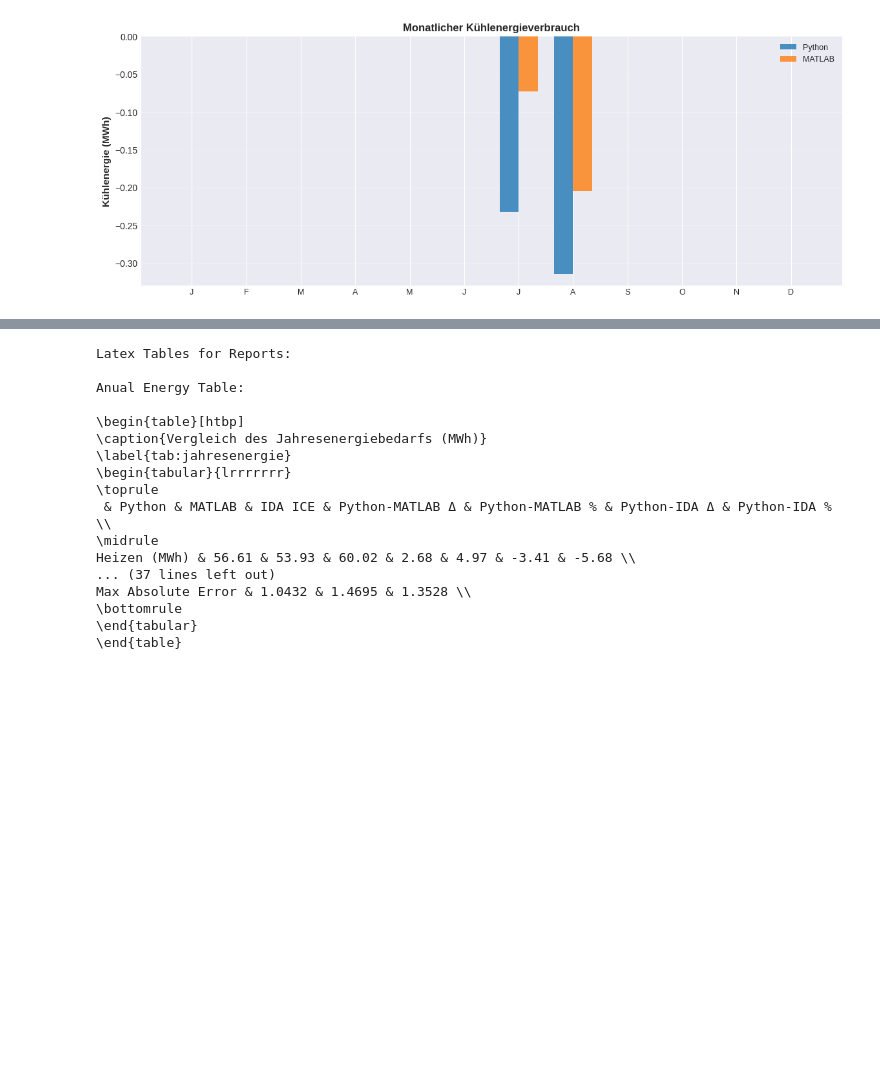
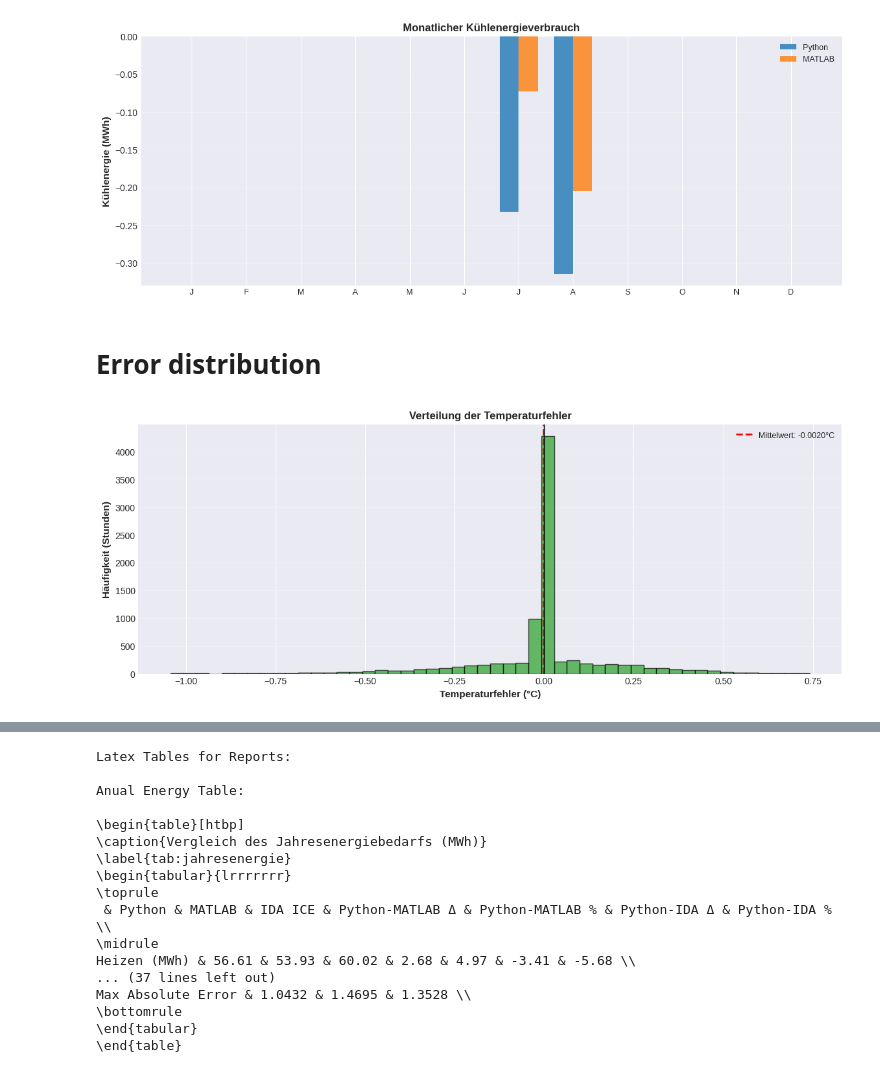
Before and after one commit to glDemonti/rc-model-building-simulation, a Jupyter notebook: notebooks/validation_rc_model.ipynb, the cells around one changed output, grey strips where cells are left out. Drawn from its saved outputs; the diff is of its cells as text; code cells hidden in the pictures; blank space fills up the shorter version.

Commit message:
Added figures for documantation

```diff
--- a/notebooks/validation_rc_model.ipynb
+++ b/notebooks/validation_rc_model.ipynb
@@ -335,2 +293,20 @@ ax.grid(True, alpha=0.3, axis='y')
 # %% [output]
 [figure]
+# %% [markdown]
+# Error distribution
+# %%
+# plot temperature error distribution
+fig, axes = plt.subplots(nrows=1, ncols=1, figsize=(14, 5))
+ax = axes
+ax.hist(temp_diff_ml, bins=50, color='#2ca02c', alpha=0.7, edgecolor='black')
+ax.axvline(np.mean(temp_diff_ml), color='red', linestyle='--', linewidth=2, label=f'Mittelwert: {np.mean(temp_diff_ml):.4f}°C')
+ax.axvline(0, color='black', linestyle='-', linewidth=1)
+ax.set_xlabel('Temperaturfehler (°C)', fontsize=11, fontweight='bold')
+ax.set_ylabel('Häufigkeit (Stunden)', fontsize=11, fontweight='bold')
+ax.set_title('Verteilung der Temperaturfehler', fontsize=12, fontweight='bold')
+ax.legend(fontsize=9)
+ax.grid(True, alpha=0.3, axis='y')
+
+plt.savefig(Path(PROJECT_ROOT) / 'notebooks' / 'figures' /'temperature_error_distribution.png', dpi=300, bbox_inches='tight')
+# %% [output]
+[figure, added]
```
Also changed, not shown: parts of 12 cells of this notebook, 9 other files.
